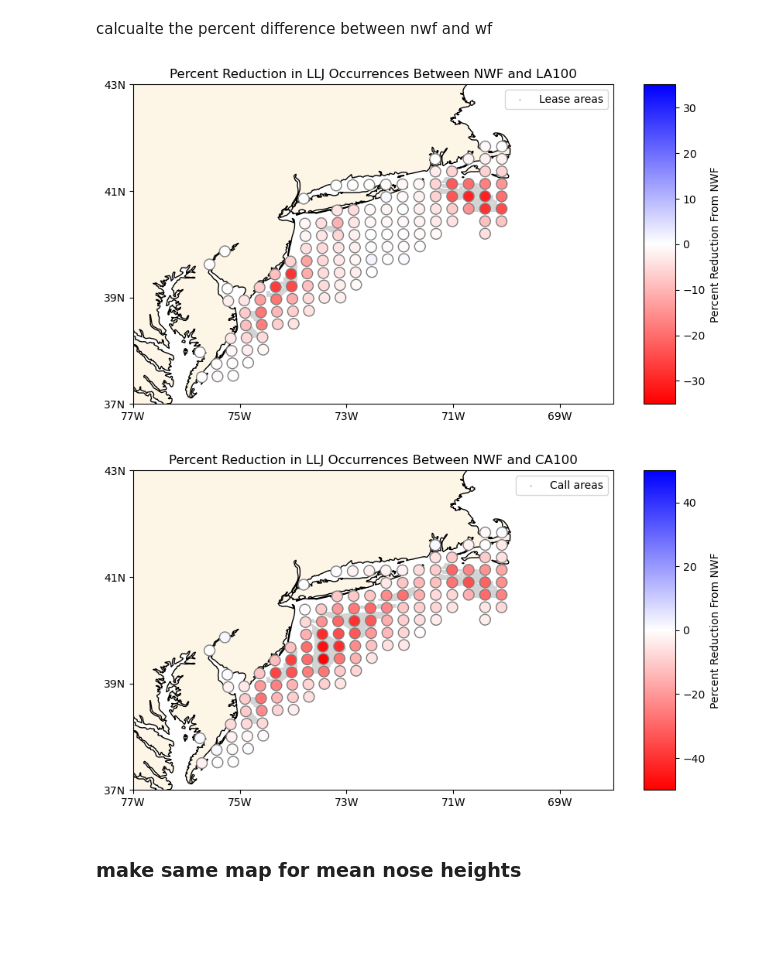
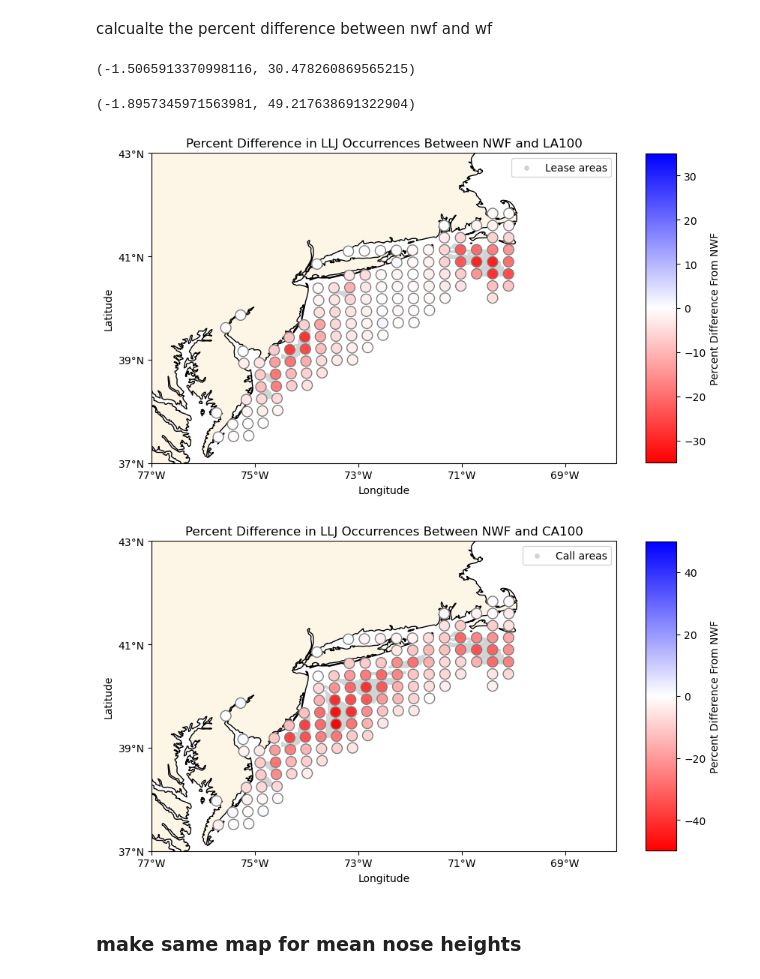
Before and after one commit to doqhne/offshore_wind_research, a Jupyter notebook: detection2/LLJ_files/bubble_plots.ipynb, the cells around one changed output. Drawn from its saved outputs; the diff is of its cells as text; code cells hidden in the pictures; blank space fills up the shorter version.

```diff
--- a/detection2/LLJ_files/bubble_plots.ipynb
+++ b/detection2/LLJ_files/bubble_plots.ipynb
@@ -26,0 +68,6 @@ points = points.sort_values(by='1')
+# %%
+counts_nwf = []
+for f in LLJ_files_nwf:
+    # open the file
+    loc = pd.read_csv(f)
+    counts_nwf.append(len(loc.dropna()))
@@ -82,6 +177,14 @@ calcualte the percent difference between nwf and wf
 ladiff = ((counts_nwf - counts_la) / counts_nwf)*100
 # %%
 cadiff = ((counts_nwf_short - counts_ca) / counts_nwf_short)*100
+# %%
+ladiff.min(), ladiff.max()
+# %% [output]
+(-1.5065913370998116, 30.478260869565215)
+# %%
+cadiff.min(), cadiff.max()
+# %% [output]
+(-1.8957345971563981, 49.217638691322904)
 # %%
 # fig = plt.figure(figsize=(10,8))
 # projection = ccrs.PlateCarree()
@@ -119,12 +222,15 @@ ax.coastlines(edgecolor='grey')
 ax.add_feature(cfeature.LAND, facecolor='oldlace')
 # ax.add_feature(cfeature.OCEAN, facecolor='skyblue', alpha=0.2)
 
-plt.title('Percent Reduction in LLJ Occurrences Between NWF and LA100')
+plt.title('Percent Difference in LLJ Occurrences Between NWF and LA100')
 ax.set_xticks(np.arange(-77, -68, 2), crs=ccrs.PlateCarree())
 ax.set_yticks(np.arange(37, 44, 2), crs=ccrs.PlateCarree())
 
-lon_formatter = LongitudeFormatter(degree_symbol='')
-lat_formatter = LatitudeFormatter(degree_symbol='')
+lon_formatter = LongitudeFormatter()
+lat_formatter = LatitudeFormatter()
+
+plt.xlabel('Longitude')
+plt.ylabel('Latitude')
 
 ax.xaxis.set_major_formatter(lon_formatter)
 ax.yaxis.set_major_formatter(lat_formatter)
@@ -139,50 +245,57 @@ m = ax.scatter(points['0'], points['1'],
 
 ax.scatter(lease_area_locs[1], lease_area_locs[0], s=5, c='lightgrey', marker='.', zorder=0, label="Lease areas")
 
-plt.colorbar(m, shrink=0.67, aspect=10, label='Percent Reduction From NWF')
+plt.colorbar(m, shrink=0.67, aspect=10, label='Percent Difference From NWF')
 
-ax.legend()
+lgnd = ax.legend()
+
+lgnd.legend_handles[0]._sizes = [60]
 
 fig.savefig('la100_occmap2.png', bbox_inches='tight')
 # %% [output]
-[figure, old version]
+[figure, new version]
 # %%
 # VERSION WITH NO SIZING, JUST COLORS
 fig = plt.figure(figsize=(10,8))
 projection = ccrs.PlateCarree()
 ax = plt.axes(projection=projection, extent=[-76, -68, 37.5, 42.7])
 
 ax.coastlines(edgecolor='grey')
 ax.add_feature(cfeature.LAND, facecolor='oldlace')
 # ax.add_feature(cfeature.OCEAN, facecolor='skyblue', alpha=0.2)
 
-plt.title('Percent Reduction in LLJ Occurrences Between NWF and CA100')
+plt.title('Percent Difference in LLJ Occurrences Between NWF and CA100')
 ax.set_xticks(np.arange(-77, -68, 2), crs=ccrs.PlateCarree())
 ax.set_yticks(np.arange(37, 44, 2), crs=ccrs.PlateCarree())
 
-lon_formatter = LongitudeFormatter(degree_symbol='')
-lat_formatter = LatitudeFormatter(degree_symbol='')
+lon_formatter = LongitudeFormatter()
+lat_formatter = LatitudeFormatter()
+
+plt.xlabel('Longitude')
+plt.ylabel('Latitude')
 
 ax.xaxis.set_major_formatter(lon_formatter)
 ax.yaxis.set_major_formatter(lat_formatter)
 
 m = ax.scatter(points['0'], points['1'],
                s=100,
                c=cadiff*-1,
                cmap=matplotlib.cm.bwr.reversed(),
                zorder=10,
                vmin=-50, vmax=50,
                edgecolor='grey')
 
 ax.scatter(call_area_locs[1], call_area_locs[0], s=5, c='lightgrey', marker='.', zorder=0, label="Call areas")
 
-plt.colorbar(m, shrink=0.67, aspect=10, label='Percent Reduction From NWF')
+plt.colorbar(m, shrink=0.67, aspect=10, label='Percent Difference From NWF')
 
-ax.legend()
+lgnd = ax.legend()
+
+lgnd.legend_handles[0]._sizes = [60]
 
 fig.savefig('ca100_occmap2.png', bbox_inches='tight')
 # %% [output]
-[figure, old version]
+[figure, new version]
 # %% [markdown]
 ### make same map for mean nose heights
 # %%
```
Also changed, not shown: parts of 26 cells of this notebook.
